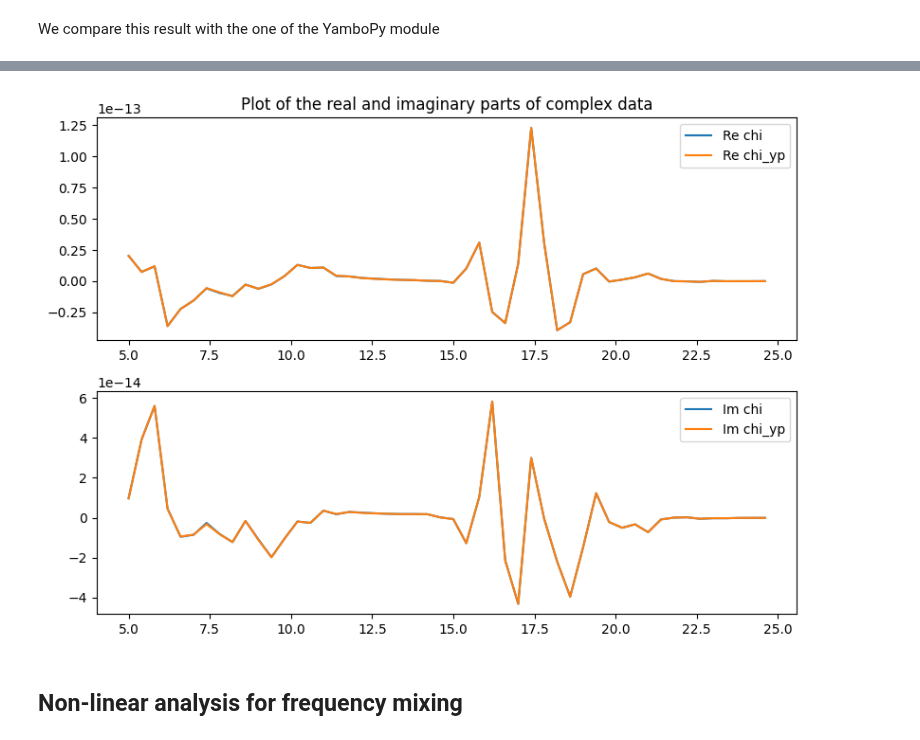
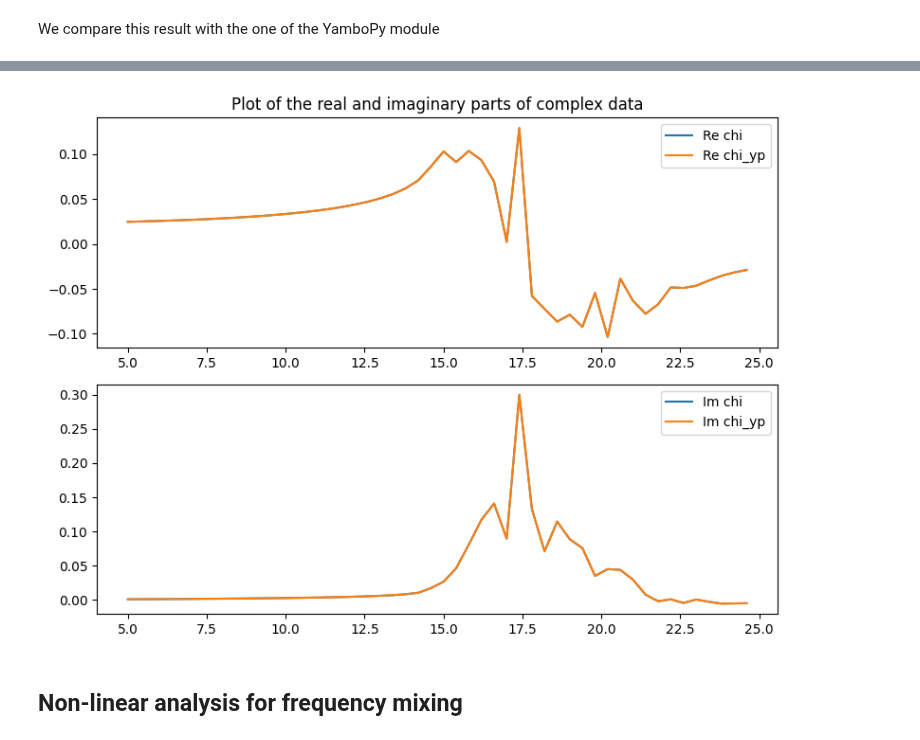
Before and after one commit to marcodalessandro76/MPPI, a Jupyter notebook: sphinx_source/tutorials/Analysis_Optics.ipynb, the cells around one changed output, grey strips where cells are left out. Saved outputs shown, nothing was run; the diff lists cells and outputs as text; code cells hidden in the pictures.

```diff
--- a/sphinx_source/tutorials/Analysis_Optics.ipynb
+++ b/sphinx_source/tutorials/Analysis_Optics.ipynb
@@ -133,3 +84,0 @@ fit_sum_frequencies(nl.time,nl.pol[0,0,:],Omegas)
-# %%
-iT = nl.set_time_sampling(0)
-nl.time[iT[0]]/C.FsToAu,nl.time[iT[1]]/C.FsToAu
@@ -162,3 +94,3 @@ nl.check_harmonic_reliability(plot_ifreq=20)
 # %%
-chi = nl.compute_Xn(plot=False,set_units_of_measure=True)
-chi.shape
+freqs_sine = nl.fields_freqs*C.HaToeV
+chi_sine = nl.compute_Xn(plot=False,set_units_of_measure=True)
@@ -176,6 +106,9 @@ from mppi.Optics import NLanalysisYamboPy as NLYP
 SIG = NLYP.Xn_from_sine(data,X_order=3,solver='lstsq',nsamp=-1,debug_mode=False) #,T_range=[10*C.FsToAu,200*C.FsToAu]
 #,T_range=[50.0*C.FsToAu,100.0*C.FsToAu]
 print(SIG)
+
+out = SIG.perform_analysis()
+freqs,chi_sine_yp = SIG.output_analysis(out)
 # %% [output]
  * * *  Xn from signal class  * * *
 
@@ -210,8 +139,8 @@ freqs,chi_yp = SIG.output_analysis(out)
 # %%
-harm = 3
-U.Plot_ComplexArray(nl.fields_freqs*C.HaToeV,chi[harm,:,0],label='chi',data2=chi_yp[harm,:,0],label2='chi_yp')
+harm = 1
+U.Plot_ComplexArray(freqs_sine,chi_sine[0][harm],label='chi',data2=chi_sine_yp[harm,:,0],label2='chi_yp')
 # %% [output]
-[figure, old version]
+[figure, new version]
 # %% [markdown]
 ## Non-linear analysis for frequency mixing
 # %% [markdown]
```
Also changed, not shown: parts of 36 cells of this notebook, 4 other files.
